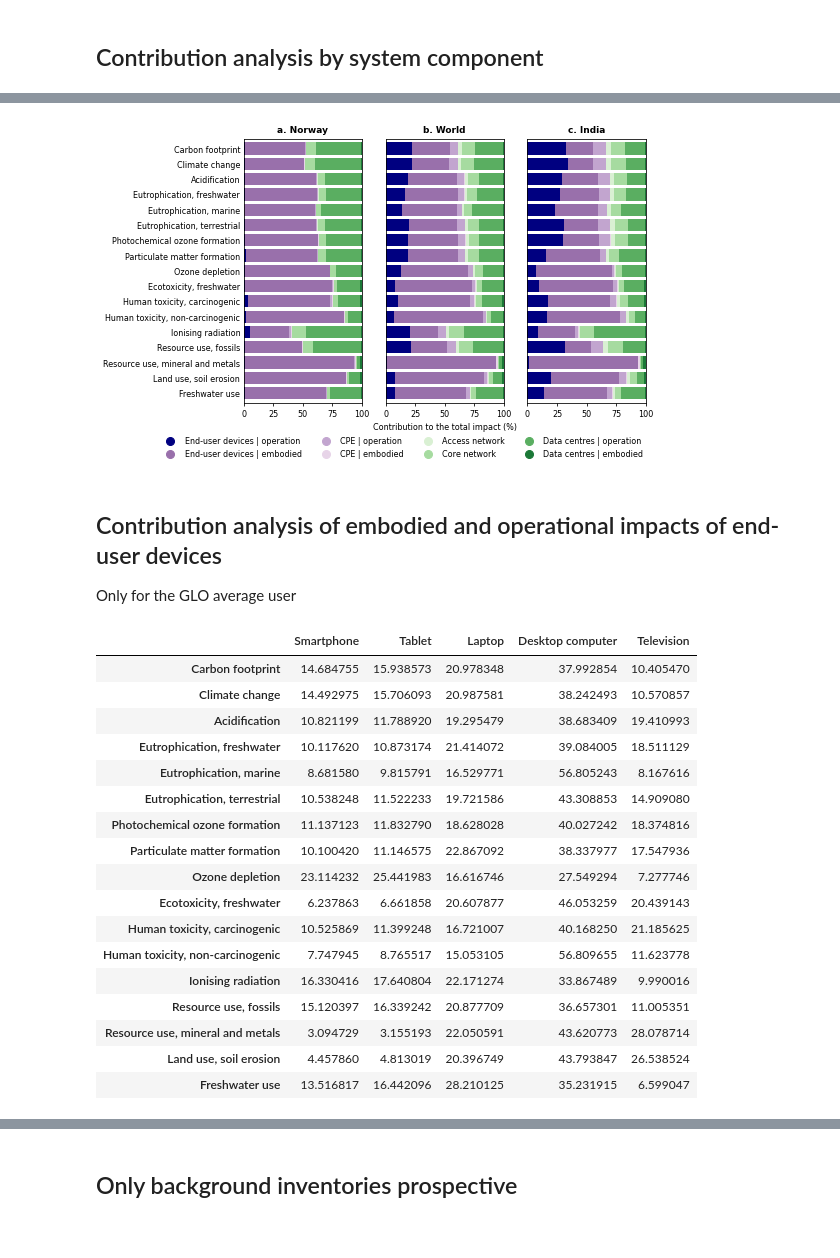
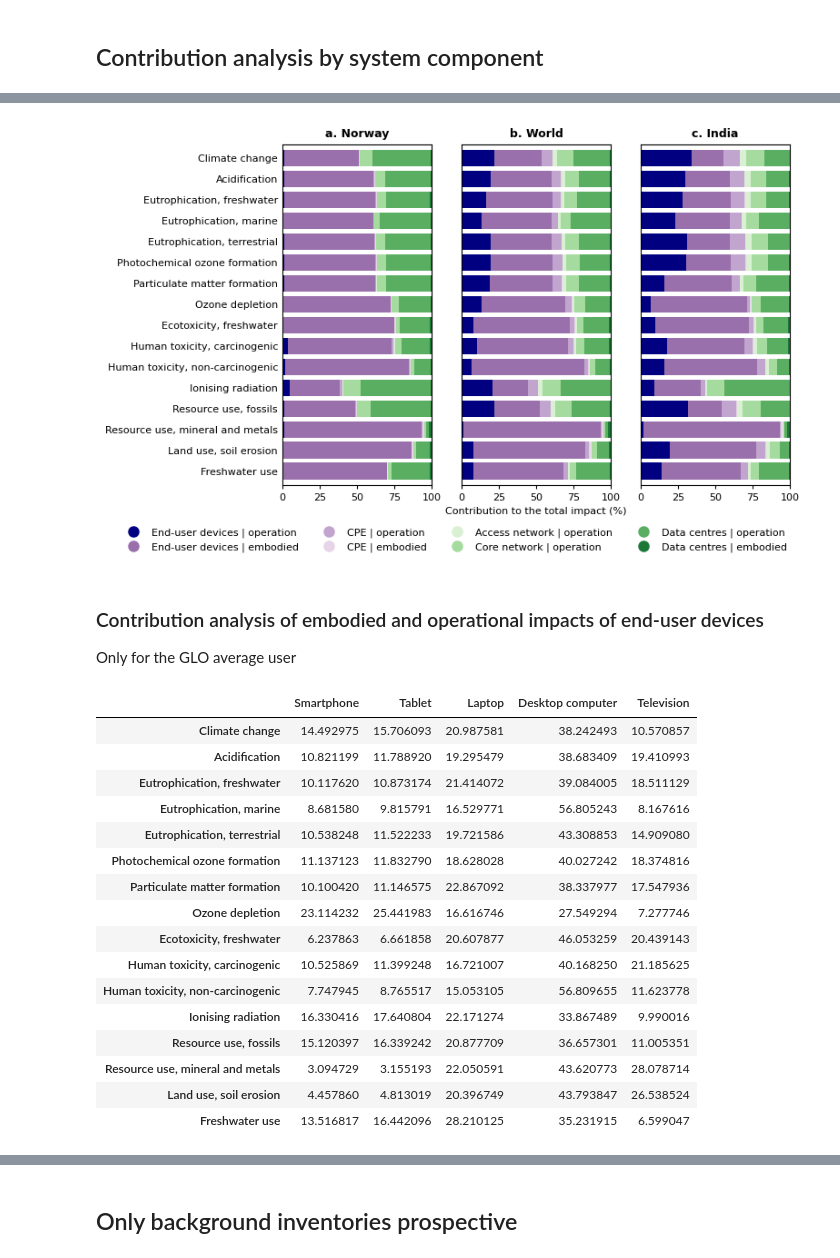
Before and after one commit to robyistrate/internet-environmental-footprint, a Jupyter notebook: notebooks/02_LCA_results_analysis.ipynb, the cells around one changed output, grey strips where cells are left out. Saved outputs shown, nothing was run; the diff lists cells and outputs as text; code cells hidden in the pictures.

```diff
--- a/notebooks/02_LCA_results_analysis.ipynb
+++ b/notebooks/02_LCA_results_analysis.ipynb
@@ -21,11 +20,25 @@ bw.projects.set_current(PROJECT_NAME)
 # Databases used:
 DBS = {
        'Ecoinvent':            'ecoinvent 3.8 cutoff',
-       'Ecoinvent 2050':       'ecoinvent 3.8 cutoff, IMAGE SSP2-RCP19, 2050 (premise v1.3.9)',
-       'Digital content':      'Digital Content Consumption',
-       'Digital content 2030': 'Digital Content Consumption, IMAGE SSP2-RCP19, 2030 (premise v1.3.9)',
-       'Digital content 2040': 'Digital Content Consumption, IMAGE SSP2-RCP19, 2040 (premise v1.3.9)',
-       'Digital content 2050': 'Digital Content Consumption, IMAGE SSP2-RCP19, 2050 (premise v1.3.9)'
+       'Ecoinvent Base 2050':  'ecoinvent 3.8 cutoff, IMAGE SSP2-Base, 2050',
+       'Ecoinvent RCP26 2050': 'ecoinvent 3.8 cutoff, IMAGE SSP2-RCP26, 2050',
+       'Ecoinvent RCP19 2050': 'ecoinvent 3.8 cutoff, IMAGE SSP2-RCP19, 2050',
+
+       'Digital content':                    'internet-environmental-footprint',
+       'Digital content Wind data centres':  'internet-environmental-footprint, data centres powered by wind',
+       'Digital content Solar data centres': 'internet-environmental-footprint, data centres powered by solar PV',
+
+       'Digital content Base 2030': 'internet-environmental-footprint, IMAGE SSP2-Base, 2030',
+       'Digital content Base 2040': 'internet-environmental-footprint, IMAGE SSP2-Base, 2040',
+       'Digital content Base 2050': 'internet-environmental-footprint, IMAGE SSP2-Base, 2050',
+
+       'Digital content RCP26 2030': 'internet-environmental-footprint, IMAGE SSP2-RCP26, 2030',
+       'Digital content RCP26 2040': 'internet-environmental-footprint, IMAGE SSP2-RCP26, 2040',
+       'Digital content RCP26 2050': 'internet-environmental-footprint, IMAGE SSP2-RCP26, 2050',
+
+       'Digital content RCP19 2030': 'internet-environmental-footprint, IMAGE SSP2-RCP19, 2030',
+       'Digital content RCP19 2040': 'internet-environmental-footprint, IMAGE SSP2-RCP19, 2040',
+       'Digital content RCP19 2050': 'internet-environmental-footprint, IMAGE SSP2-RCP19, 2050'
       }
 
 # LCIA methods:
@@ -128,2 +156,5 @@ spineline_width = 0.6
 # %%
-LCIA_current = lcia_per_user_and_loc(USERS, LOCATIONS, DBS['Digital content'], LCIA_METHODS)
+LCIA_current = lcia_per_user_and_loc(USERS,
+                                     LOCATIONS,
+                                     DBS['Digital content'],
+                                     LCIA_METHODS)
@@ -297,7 +341,8 @@ fig, axs = pb_share_fig(user, carbon_footprint_loc_df, user_pb, fig_name)
 ### Climate impacts under different carbon budgets
 # %%
 # Import carbon budgets for different targets and probabilities
-CARBON_BUDGETS = pd.read_excel(Path(r"..\data\Sensitivity-Analysis-Carbon-Budgets.xlsx"), index_col=0)
+CARBON_BUDGETS = pd.read_excel(Path(r"..\data\Sensitivity-Analysis-Carbon-Budgets.xlsx"),
+                               index_col=0)
 CARBON_BUDGETS
 # %% [output]
 |  | 17% | 33% | 50% | 67% | 83% |
@@ -424,5 +506,7 @@ locations_CA = ['NO', 'GLO', 'IN']
 CA_system_medium_CH_GLO_IN = {}
 for loc in locations_CA:
     activity = [ds for ds in bw.Database(DBS['Digital content']) if 'medium technology user' in ds['name'] and ds['location'] == loc][0]
-    system_contributions = internet_system_contributions(activity, LCIA_METHODS, activity_amount=1)
+    system_contributions = internet_system_contributions(activity,
+                                                         LCIA_METHODS,
+                                                         activity_amount=1)
     CA_system_medium_CH_GLO_IN[loc] = system_contributions
@@ -456,5 +541,6 @@ system_color = ['navy', '#9970ab', '#c2a5cf', '#e7d4e8', '#d9f0d3', '#a6dba0', '
 # %%
 width=0.8
+system_color = ['navy', '#9970ab', '#c2a5cf', '#e7d4e8', '#d9f0d3', '#a6dba0', '#5aae61', '#1b7837']
 
 fig, axs = plt.subplots(1, 3, figsize=(fig_length[2], fig_height*0.5), sharey=True)
 
@@ -463,39 +549,41 @@ for loc in locations_CA:
     ds_plot = pd.DataFrame(CA_system_medium_CH_GLO_IN[loc])
     ds_plot = (ds_plot.T * 100 / ds_plot.T.sum()).T
 
-    ds_plot.plot.barh(ax=axs[count_ax], stacked=True, width=width, fontsize=fontsize_axs, lw=spineline_width, color=system_color, legend=False, zorder=2)
+    ds_plot.iloc[1:].plot.barh(ax=axs[count_ax], stacked=True, width=width, fontsize=fontsize_axs,
+                      lw=spineline_width, color=system_color, legend=False, zorder=2)
     axs[count_ax].invert_yaxis()
 
     axs[count_ax].tick_params(axis='y', which='major', direction='in', length=0, labelsize=fontsize_axs)
     axs[count_ax].tick_params(axis='x', which='major', direction='out', length=3, labelsize=fontsize_axs)
 
     axs[count_ax].set_xlim(0, 100)
 
     count_ax += 1
 
 axs[1].set_xlabel('Contribution to the total impact (%)', fontsize=fontsize_label)
 
 axs[0].set_title('a. Norway', fontweight='bold', loc='center', fontsize=fontsize_title)
 axs[1].set_title('b. World', fontweight='bold', loc='center', fontsize=fontsize_title)
 axs[2].set_title('c. India', fontweight='bold', loc='center', fontsize=fontsize_title)
 
 patch_1 = Line2D([0], [0], color=system_color[0], label=INTERNET_COMPONENTS[0], ls='None', marker='o', ms=8)
 patch_2 = Line2D([0], [0], color=system_color[1], label=INTERNET_COMPONENTS[1], ls='None', marker='o', ms=8)
 patch_3 = Line2D([0], [0], color=system_color[2], label=INTERNET_COMPONENTS[2], ls='None', marker='o', ms=8)
 patch_4 = Line2D([0], [0], color=system_color[3], label=INTERNET_COMPONENTS[3], ls='None', marker='o', ms=8)
 patch_5 = Line2D([0], [0], color=system_color[4], label=INTERNET_COMPONENTS[4], ls='None', marker='o', ms=8)
 patch_6 = Line2D([0], [0], color=system_color[5], label=INTERNET_COMPONENTS[5], ls='None', marker='o', ms=8)
 patch_7 = Line2D([0], [0], color=system_color[6], label=INTERNET_COMPONENTS[6], ls='None', marker='o', ms=8)
 patch_8 = Line2D([0], [0], color=system_color[7], label=INTERNET_COMPONENTS[7], ls='None', marker='o', ms=8)
 
 axs[1].legend(handles=[patch_1, patch_2, patch_3, patch_4, patch_5, patch_6, patch_7, patch_8],
-              bbox_to_anchor=(2.24,-0.1), ncol=4, frameon=False, edgecolor='black',  facecolor='White', fontsize=fontsize_legend)
+              bbox_to_anchor=(2.24,-0.1), ncol=4, frameon=False, edgecolor='black',
+              facecolor='White', fontsize=fontsize_legend)
 
 plt.savefig(Path(str(r"..\reports\submission") + '/fig_3.jpg'), dpi=600, bbox_inches='tight')
 # %% [output]
-[figure, old version]
+[figure, new version]
 # %% [markdown]
-## Contribution analysis of embodied and operational impacts of end-user devices
+### Contribution analysis of embodied and operational impacts of end-user devices
 
 Only for the GLO average user
 # %%
@@ -505,11 +593,10 @@ user_devices_operational_lcia = user_devices_operational_impacts(GLO_user_ds, LC
 user_devices_embodied_lcia_df = pd.DataFrame(user_devices_embodied_lcia)
 user_devices_operational_lcia_df = pd.DataFrame(user_devices_operational_lcia)
 # %%
-user_devices_embodied_total_share = (user_devices_embodied_lcia_df.T * 100 / user_devices_embodied_lcia_df.T.sum()).T
+user_devices_embodied_total_share = (user_devices_embodied_lcia_df.T * 100 / user_devices_embodied_lcia_df.T.sum()).T.iloc[1:]
 user_devices_embodied_total_share
 # %% [output]
 |  | Smartphone | Tablet | Laptop | Desktop computer | Television |
-| Carbon footprint | 14.684755 | 15.938573 | 20.978348 | 37.992854 | 10.405470 |
 | Climate change | 14.492975 | 15.706093 | 20.987581 | 38.242493 | 10.570857 |
 | Acidification | 10.821199 | 11.788920 | 19.295479 | 38.683409 | 19.410993 |
 | Eutrophication, freshwater | 10.117620 | 10.873174 | 21.414072 | 39.084005 | 18.511129 |
```
Also changed, not shown: parts of 74 cells of this notebook, 1 other file.
